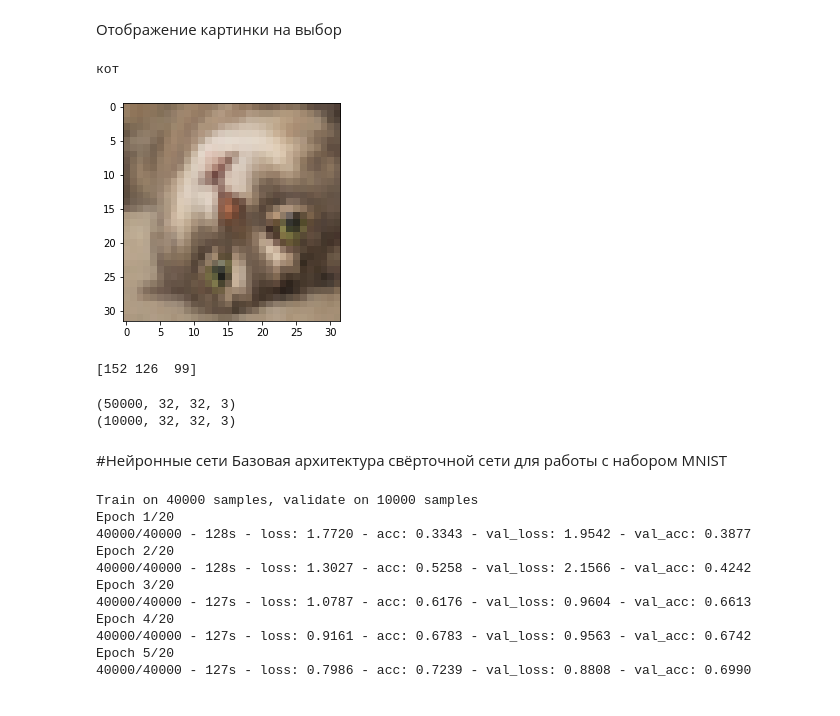
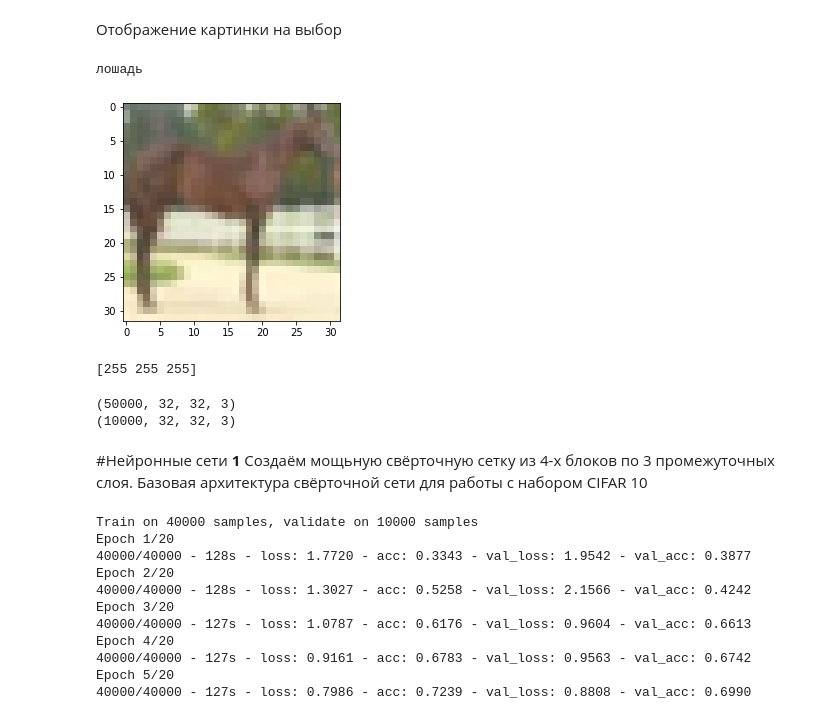
Before and after one commit to errec-sun/brain, a Jupyter notebook: 90 трен ируем_of_Февральский_курс_Pro_Занятие_3_Свёрточные_сети.ipynb, the cells around one changed output. Drawn from its saved outputs; the diff is of its cells as text; code cells hidden in the pictures.

```diff
--- a/90 трен ируем_of_Февральский_курс_Pro_Занятие_3_Свёрточные_сети.ipynb
+++ b/90 трен ируем_of_Февральский_курс_Pro_Занятие_3_Свёрточные_сети.ipynb
@@ -37,19 +37,19 @@ y_train100 = utils.to_categorical(y_train100, 100)
 Отображение картинки на выбор
 # %%
 #Выводим для примера картинку
-n = 2011
+n = 2553
 #Загружаем картинку из массива и отрисовываем в цветном формате - RGBA
 print(classes[np.argmax(y_train10[n])])
 plt.imshow(Image.fromarray(x_train10[n]).convert('RGBA'))
 plt.show()
 # %% [output]
-кот
+лошадь
-[figure, old version]
+[figure, new version]
 # %%
 #Выводим пример картинки в цифрах, как она хранится в памяти
 print(x_train10[n, 0, 0])
 # %% [output]
-[152 126  99]
+[255 255 255]
 # %%
 print(x_train10.shape)
 print(x_test10.shape)
@@ -58,7 +58,7 @@ print(x_test10.shape)
 (10000, 32, 32, 3)
 # %% [markdown]
 #Нейронные сети
-Базовая архитектура свёрточной сети для работы с набором MNIST
+**1** Создаём мощьную свёрточную сетку из 4-х блоков по 3 промежуточных слоя. Базовая архитектура свёрточной сети для работы с набором CIFAR 10
 # %%
 #Создаем последовательную модель
 model = Sequential()
```
Also changed, not shown: parts of 33 cells of this notebook.
